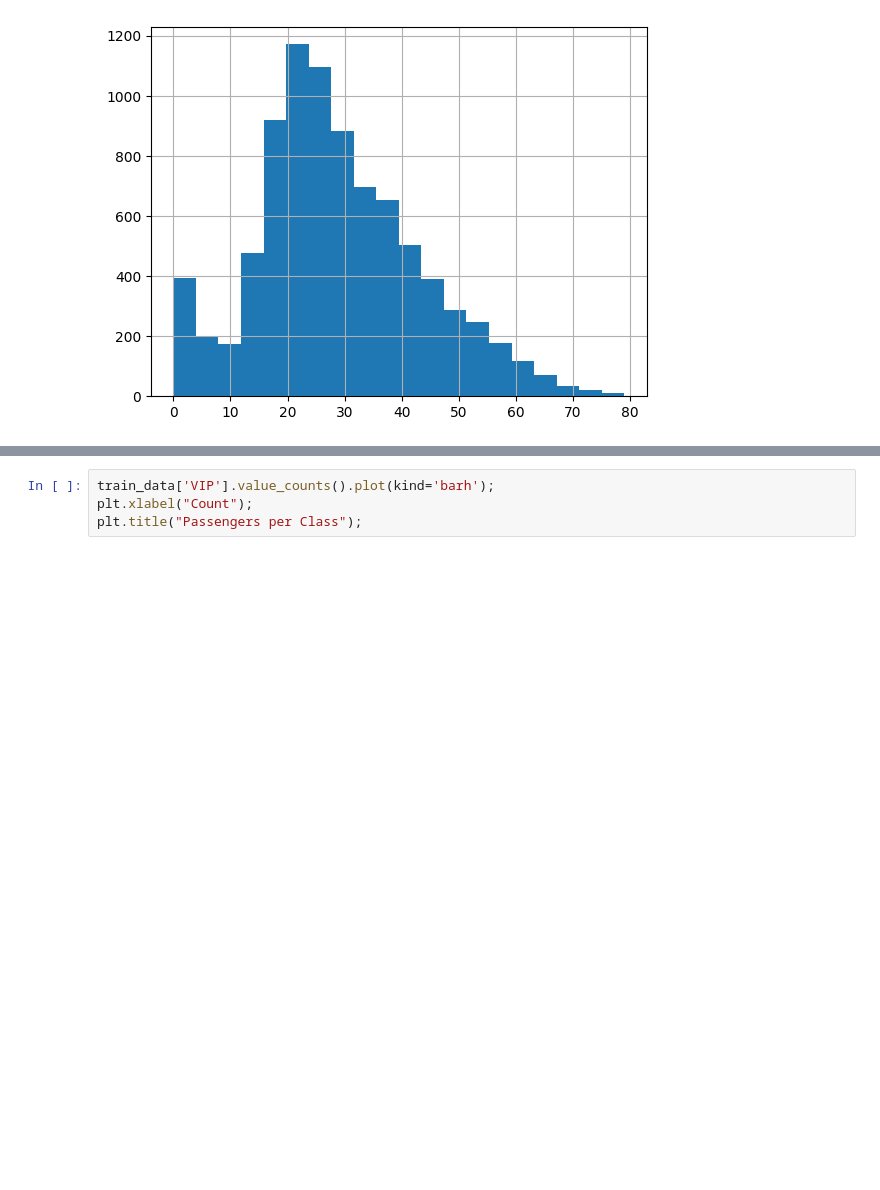
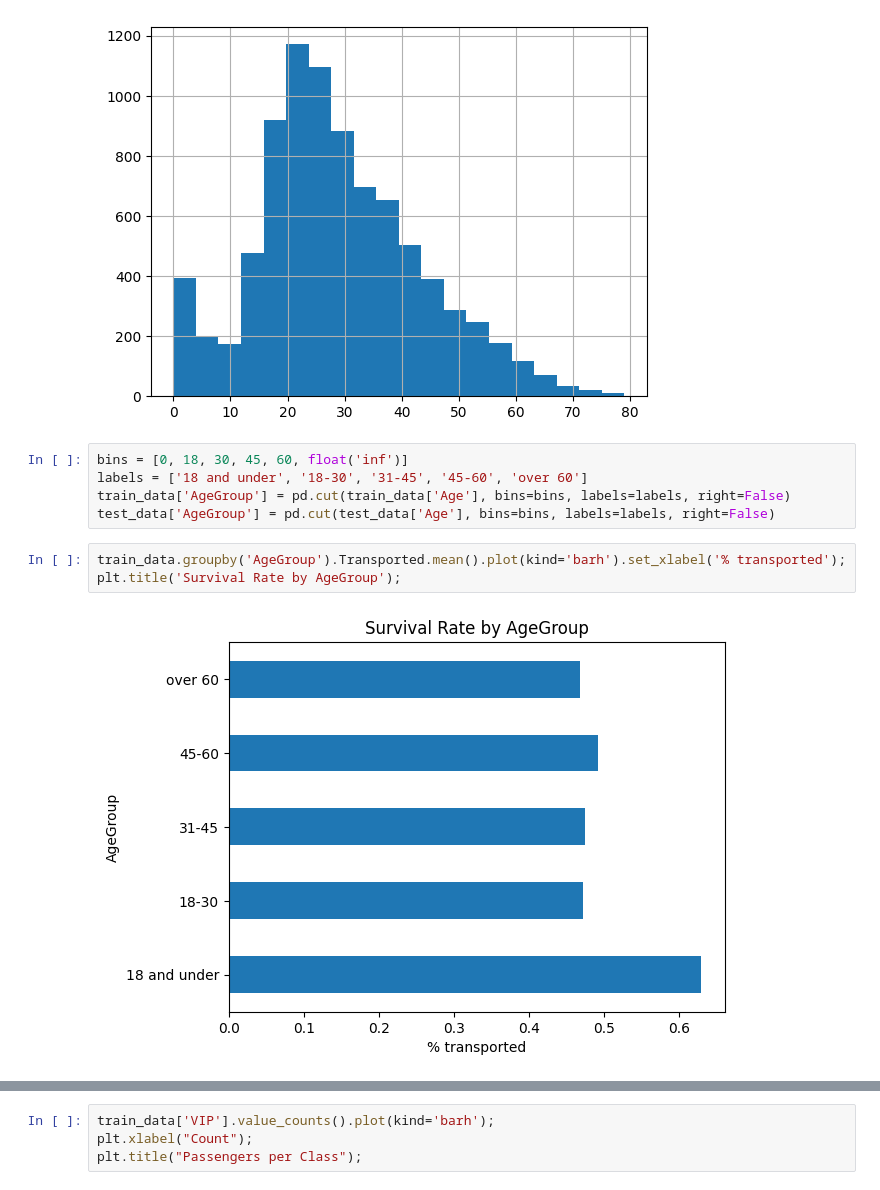
Before and after one commit to tsjendoll/kaggle, a Jupyter notebook: spaceship-titanic.ipynb, the cells around one changed output, grey strips where cells are left out. Cells and saved outputs as stored; diff of their text form; blank space fills up the shorter version.

```diff
--- a/spaceship-titanic.ipynb
+++ b/spaceship-titanic.ipynb
@@ -51,3 +52,13 @@ train_data.Age.hist(bins=20)
 plt.show();
 # %% [output]
 [figure]
+# %%
+bins = [0, 18, 30, 45, 60, float('inf')]
+labels = ['18 and under', '18-30', '31-45', '45-60', 'over 60']
+train_data['AgeGroup'] = pd.cut(train_data['Age'], bins=bins, labels=labels, right=False)
+test_data['AgeGroup'] = pd.cut(test_data['Age'], bins=bins, labels=labels, right=False)
+# %%
+train_data.groupby('AgeGroup').Transported.mean().plot(kind='barh').set_xlabel('% transported');
+plt.title('Survival Rate by AgeGroup');
+# %% [output]
+[figure, added]
```
Also changed, not shown: parts of 22 cells of this notebook.
